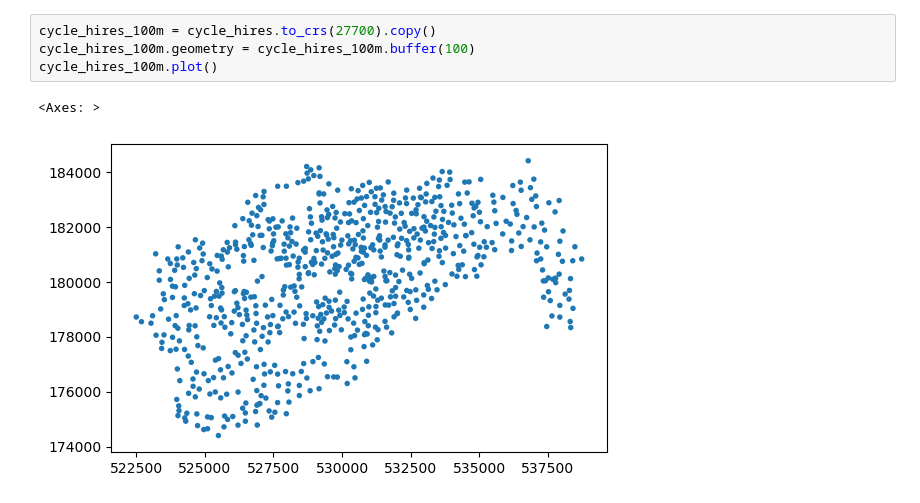
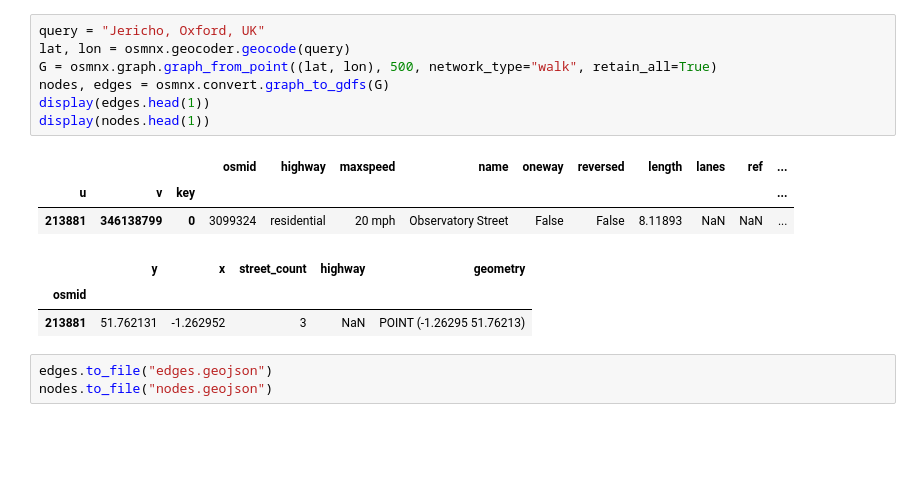
Before and after one commit to opsis-oxford/geocompy, a Jupyter notebook: ipynb/01-vector-operations.ipynb, the cells around one changed output. Cells and saved outputs as stored; diff of their text form; blank space fills up the shorter version.

```diff
--- a/ipynb/01-vector-operations.ipynb
+++ b/ipynb/01-vector-operations.ipynb
@@ -74,7 +4,17 @@ geopandas.sjoin_nearest(cycle_hires, cafes)
-# %%
-cycle_hires_100m = cycle_hires.to_crs(27700).copy()
-cycle_hires_100m.geometry = cycle_hires_100m.buffer(100)
-cycle_hires_100m.plot()
-# %% [output]
-<Axes: >
-[figure, removed]
+# %%
+query = "Jericho, Oxford, UK"
+lat, lon = osmnx.geocoder.geocode(query)
+G = osmnx.graph.graph_from_point((lat, lon), 500, network_type="walk", retain_all=True)
+nodes, edges = osmnx.convert.graph_to_gdfs(G)
+display(edges.head(1))
+display(nodes.head(1))
+# %% [output]
+|  |  |  | osmid | highway | maxspeed | name | oneway | reversed | length | lanes | ref | ... |
+| u | v | key |  |  |  |  |  |  |  |  |  | ... |
+| 213881 | 346138799 | 0 | 3099324 | residential | 20 mph | Observatory Street | False | False | 8.11893 | NaN | NaN | ... |
+|  | y | x | street_count | highway | geometry |
+| osmid |  |  |  |  |  |
+| 213881 | 51.762131 | -1.262952 | 3 | NaN | POINT (-1.26295 51.76213) |
+# %%
+edges.to_file("edges.geojson")
+nodes.to_file("nodes.geojson")
```
Also changed, not shown: parts of 16 cells of this notebook, 1 other file.
